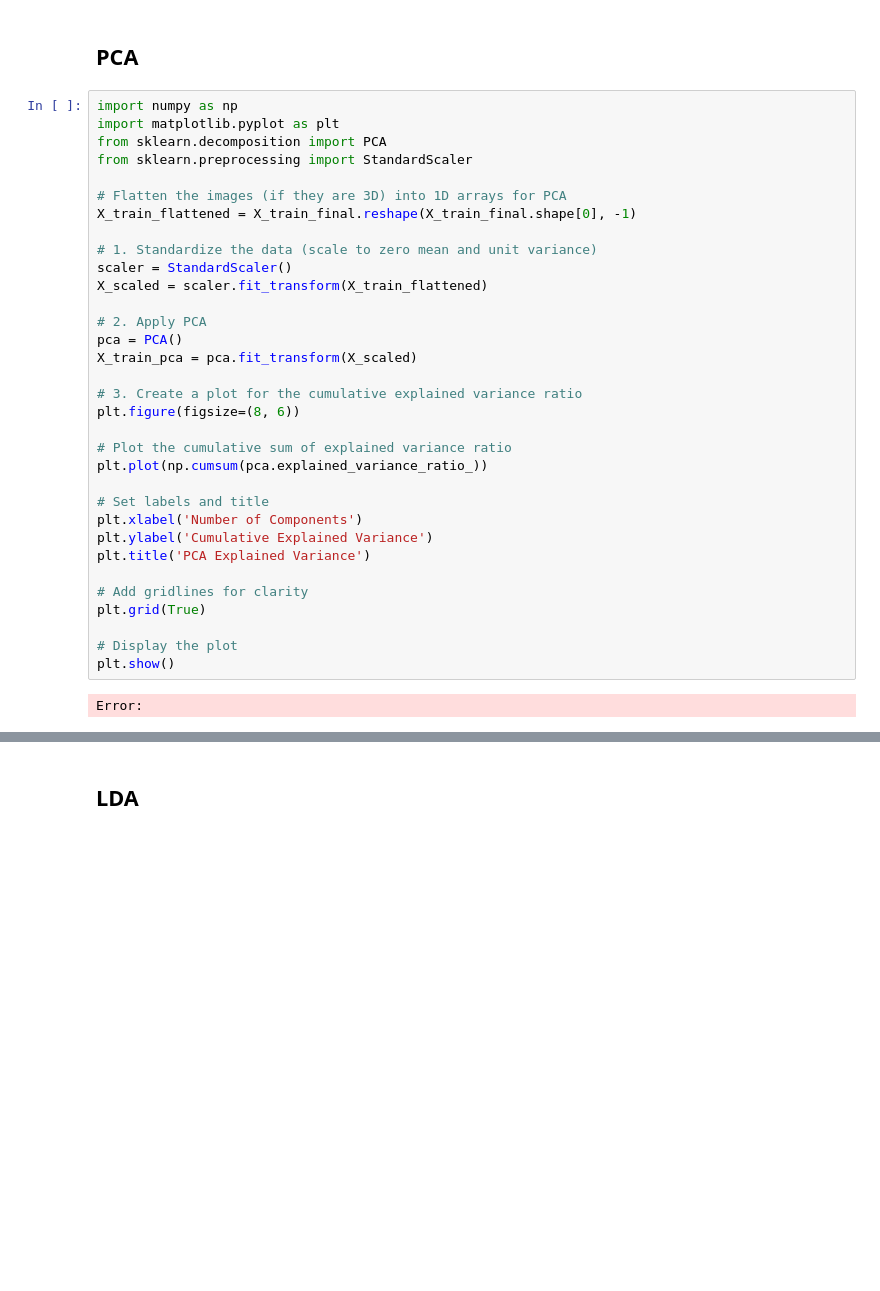
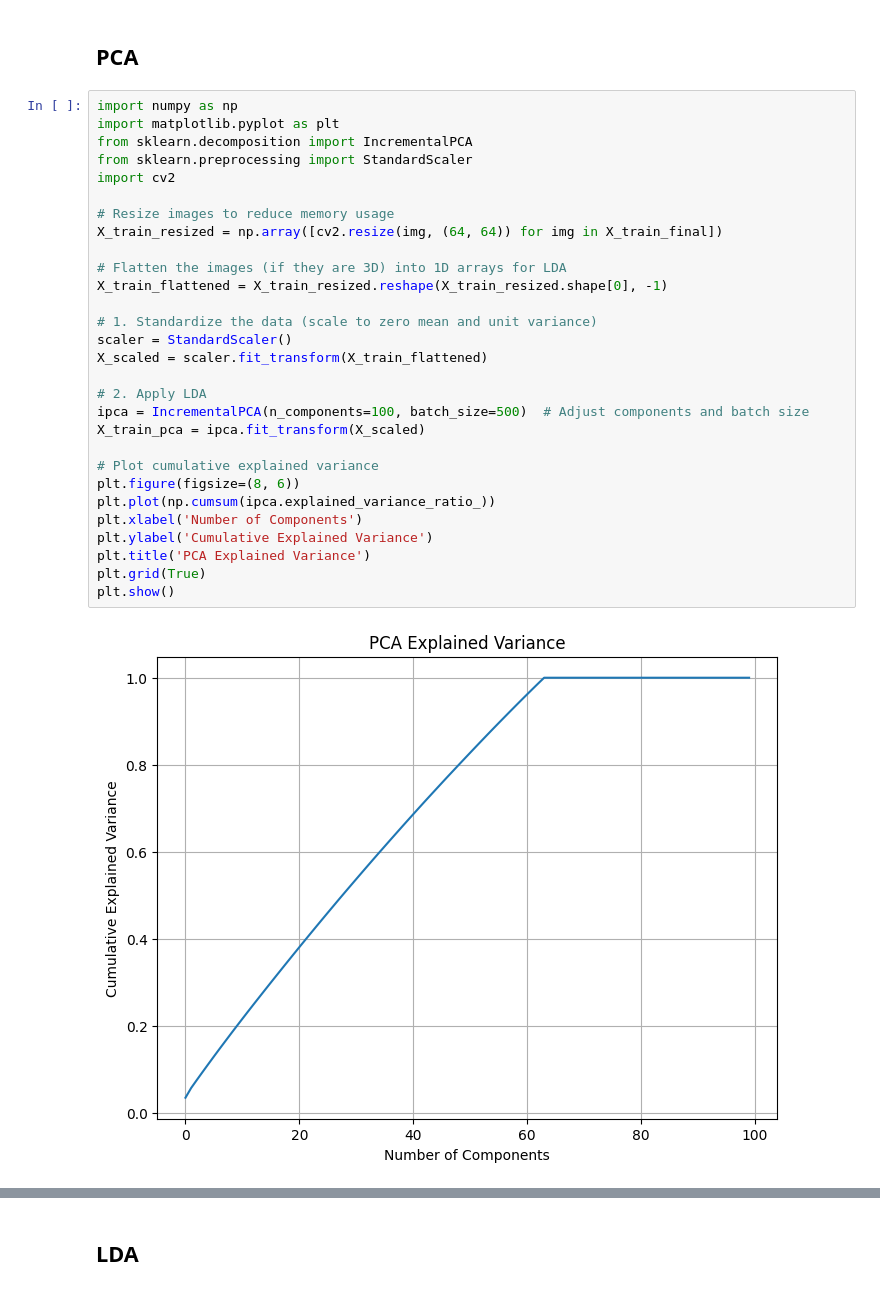
Before and after one commit to yun-jihyun/Weed-Classification, a Jupyter notebook: notebooks/pre_processing_updated.ipynb, the cells around one changed output, grey strips where cells are left out. Saved outputs shown, nothing was run; the diff lists cells and outputs as text; blank space fills up the shorter version.

```diff
--- a/notebooks/pre_processing_updated.ipynb
+++ b/notebooks/pre_processing_updated.ipynb
@@ -424,35 +424,31 @@ y_test_final = y_test_processed
 # %%
 import numpy as np
 import matplotlib.pyplot as plt
-from sklearn.decomposition import PCA
+from sklearn.decomposition import IncrementalPCA
 from sklearn.preprocessing import StandardScaler
+import cv2
 
-# Flatten the images (if they are 3D) into 1D arrays for PCA
-X_train_flattened = X_train_final.reshape(X_train_final.shape[0], -1)
+# Resize images to reduce memory usage
+X_train_resized = np.array([cv2.resize(img, (64, 64)) for img in X_train_final])
+
+# Flatten the images (if they are 3D) into 1D arrays for LDA
+X_train_flattened = X_train_resized.reshape(X_train_resized.shape[0], -1)
 
 # 1. Standardize the data (scale to zero mean and unit variance)
 scaler = StandardScaler()
 X_scaled = scaler.fit_transform(X_train_flattened)
 
-# 2. Apply PCA
-pca = PCA()
-X_train_pca = pca.fit_transform(X_scaled)
+# 2. Apply LDA
+ipca = IncrementalPCA(n_components=100, batch_size=500)  # Adjust components and batch size
+X_train_pca = ipca.fit_transform(X_scaled)
 
-# 3. Create a plot for the cumulative explained variance ratio
+# Plot cumulative explained variance
 plt.figure(figsize=(8, 6))
-
-# Plot the cumulative sum of explained variance ratio
-plt.plot(np.cumsum(pca.explained_variance_ratio_))
-
-# Set labels and title
+plt.plot(np.cumsum(ipca.explained_variance_ratio_))
 plt.xlabel('Number of Components')
 plt.ylabel('Cumulative Explained Variance')
 plt.title('PCA Explained Variance')
-
-# Add gridlines for clarity
 plt.grid(True)
-
-# Display the plot
 plt.show()
 # %% [output]
-Error:
+[figure, added]
```
Also changed, not shown: parts of 5 cells of this notebook, 1 other file.
